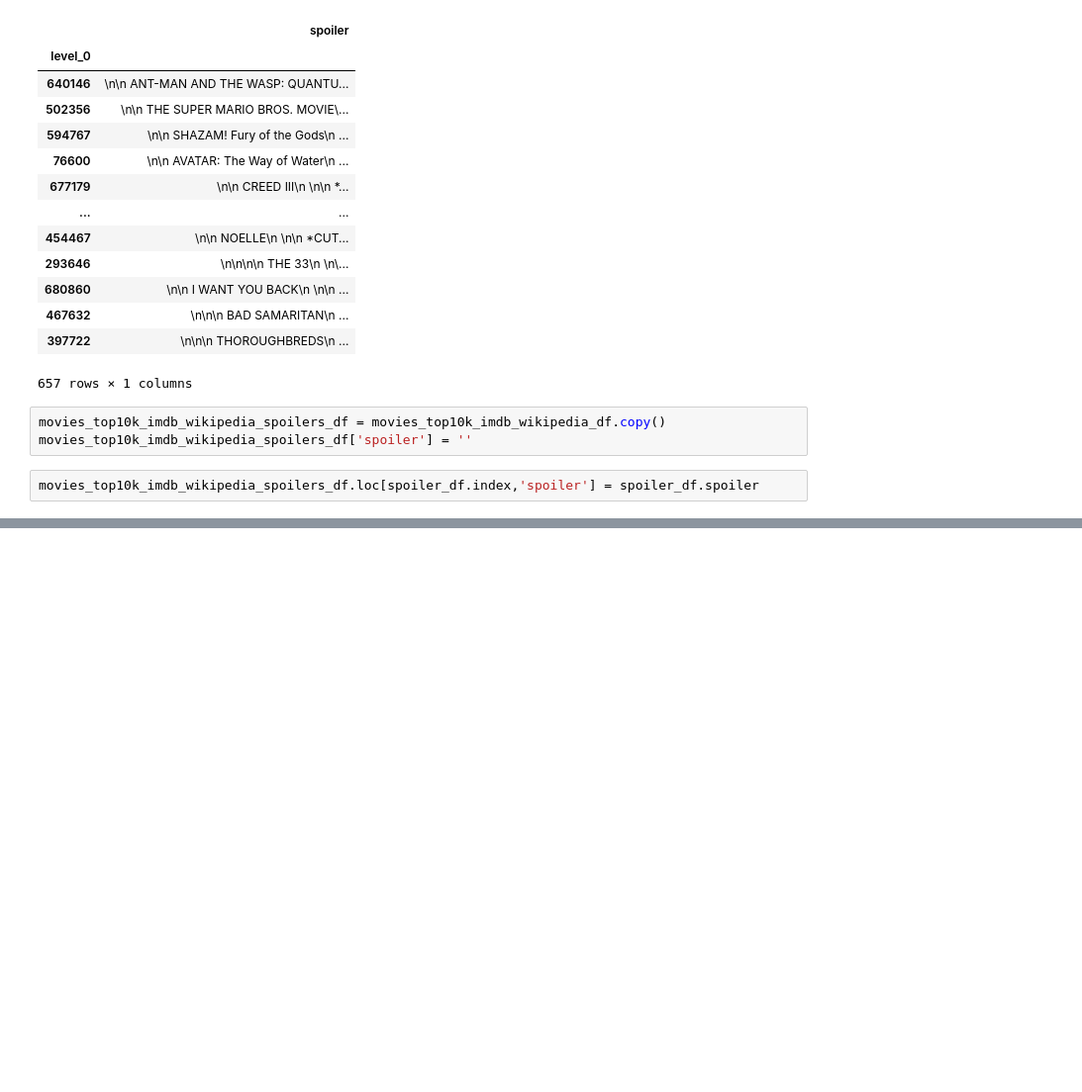
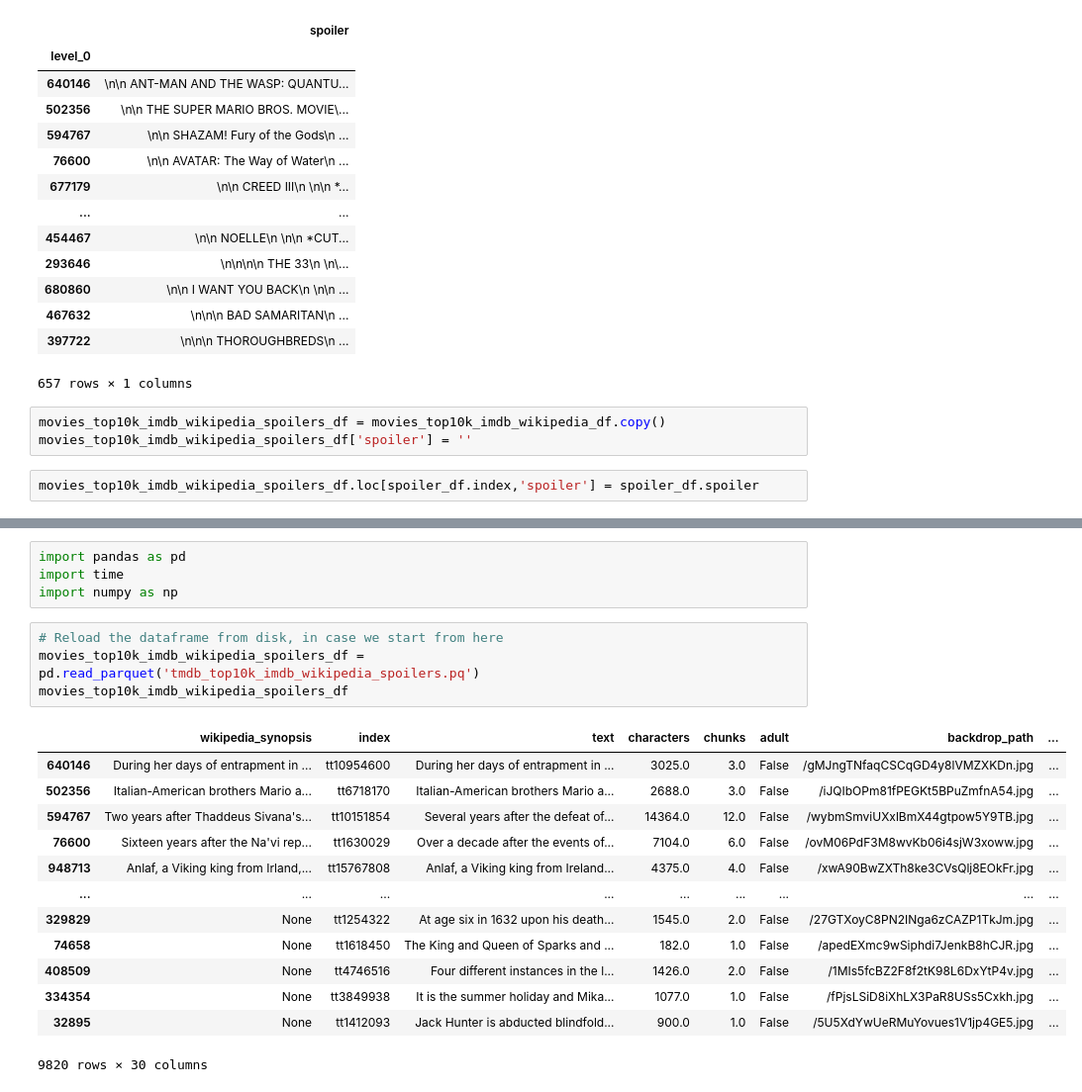
Before and after one commit to mklarqvist/ai-playground, a Jupyter notebook: movie-embeddings/preprocessing/tmbd_id_review.ipynb, the cells around one changed output, grey strips where cells are left out. Shown at 99% size. Saved outputs shown, nothing was run; the diff lists cells and outputs as text; blank space fills up the shorter version.

Commit message:
final embeddings for movies

```diff
--- a/movie-embeddings/preprocessing/tmbd_id_review.ipynb
+++ b/movie-embeddings/preprocessing/tmbd_id_review.ipynb
@@ -907,0 +839,22 @@ movies_top10k_imdb_wikipedia_spoilers_df[movies_top10k_imdb_wikipedia_spoilers_d
+# %%
+import pandas as pd
+import time
+import numpy as np
+# %%
+# Reload the dataframe from disk, in case we start from here
+movies_top10k_imdb_wikipedia_spoilers_df = pd.read_parquet('tmdb_top10k_imdb_wikipedia_spoilers.pq')
+movies_top10k_imdb_wikipedia_spoilers_df
+# %% [output]
+|  | wikipedia_synopsis | index | text | characters | chunks | adult | backdrop_path | ... |
+| 640146 | During her days of entrapment in ... | tt10954600 | During her days of entrapment in ... | 3025.0 | 3.0 | False | /gMJngTNfaqCSCqGD4y8lVMZXKDn.jpg | ... |
+| 502356 | Italian-American brothers Mario a... | tt6718170 | Italian-American brothers Mario a... | 2688.0 | 3.0 | False | /iJQIbOPm81fPEGKt5BPuZmfnA54.jpg | ... |
+| 594767 | Two years after Thaddeus Sivana's... | tt10151854 | Several years after the defeat of... | 14364.0 | 12.0 | False | /wybmSmviUXxlBmX44gtpow5Y9TB.jpg | ... |
+| 76600 | Sixteen years after the Na'vi rep... | tt1630029 | Over a decade after the events of... | 7104.0 | 6.0 | False | /ovM06PdF3M8wvKb06i4sjW3xoww.jpg | ... |
+| 948713 | Anlaf, a Viking king from Irland,... | tt15767808 | Anlaf, a Viking king from Ireland... | 4375.0 | 4.0 | False | /xwA90BwZXTh8ke3CVsQlj8EOkFr.jpg | ... |
+| ... | ... | ... | ... | ... | ... | ... | ... | ... |
+| 329829 | None | tt1254322 | At age six in 1632 upon his death... | 1545.0 | 2.0 | False | /27GTXoyC8PN2INga6zCAZP1TkJm.jpg | ... |
+| 74658 | None | tt1618450 | The King and Queen of Sparks and ... | 182.0 | 1.0 | False | /apedEXmc9wSiphdi7JenkB8hCJR.jpg | ... |
+| 408509 | None | tt4746516 | Four different instances in the l... | 1426.0 | 2.0 | False | /1MIs5fcBZ2F8f2tK98L6DxYtP4v.jpg | ... |
+| 334354 | None | tt3849938 | It is the summer holiday and Mika... | 1077.0 | 1.0 | False | /fPjsLSiD8iXhLX3PaR8USs5Cxkh.jpg | ... |
+| 32895 | None | tt1412093 | Jack Hunter is abducted blindfold... | 900.0 | 1.0 | False | /5U5XdYwUeRMuYovues1V1jp4GE5.jpg | ... |
+9820 rows × 30 columns
```
Also changed, not shown: parts of 114 cells of this notebook, 2 other files.
